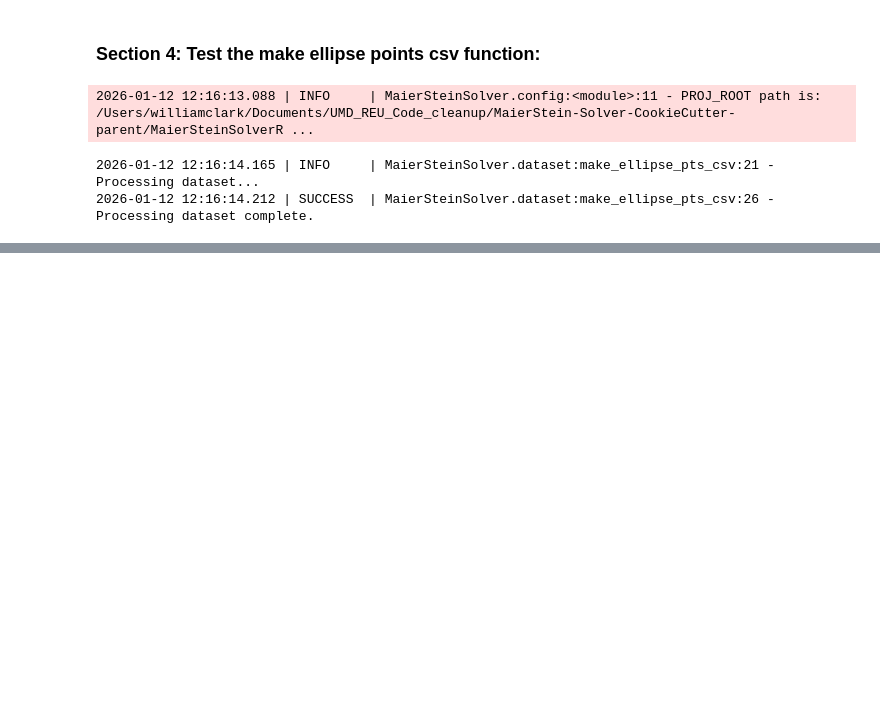
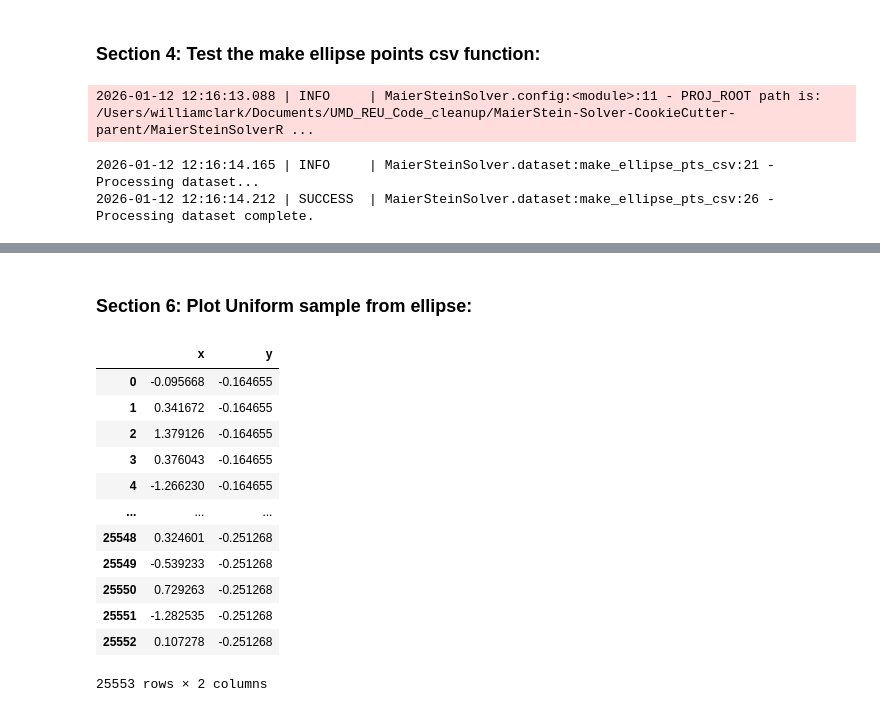
Before and after one commit to williamclarktennis/MaierSteinSolverRepo, a Jupyter notebook: notebooks/notebook.ipynb, the cells around one changed output, grey strips where cells are left out. Cells and saved outputs as stored; diff of their text form; code cells hidden in the pictures; blank space fills up the shorter version.

```diff
--- a/notebooks/notebook.ipynb
+++ b/notebooks/notebook.ipynb
@@ -59,0 +69,2 @@ make_ellipse_pts_csv()
+# %% [markdown]
+### Section 6: Plot Uniform sample from ellipse:
@@ -59,0 +76,17 @@ make_ellipse_pts_csv()
+# %%
+pts_df = pd.read_csv(f'{RAW_DATA_DIR}/UNIF_ELLIPSE_2026-01-12T17:13.csv')
+pts_df
+# %% [output]
+|  | x | y |
+| 0 | -0.095668 | -0.164655 |
+| 1 | 0.341672 | -0.164655 |
+| 2 | 1.379126 | -0.164655 |
+| 3 | 0.376043 | -0.164655 |
+| 4 | -1.266230 | -0.164655 |
+| ... | ... | ... |
+| 25548 | 0.324601 | -0.251268 |
+| 25549 | -0.539233 | -0.251268 |
+| 25550 | 0.729263 | -0.251268 |
+| 25551 | -1.282535 | -0.251268 |
+| 25552 | 0.107278 | -0.251268 |
+25553 rows × 2 columns
```
Also changed, not shown: parts of 9 cells of this notebook, 3 other files.
